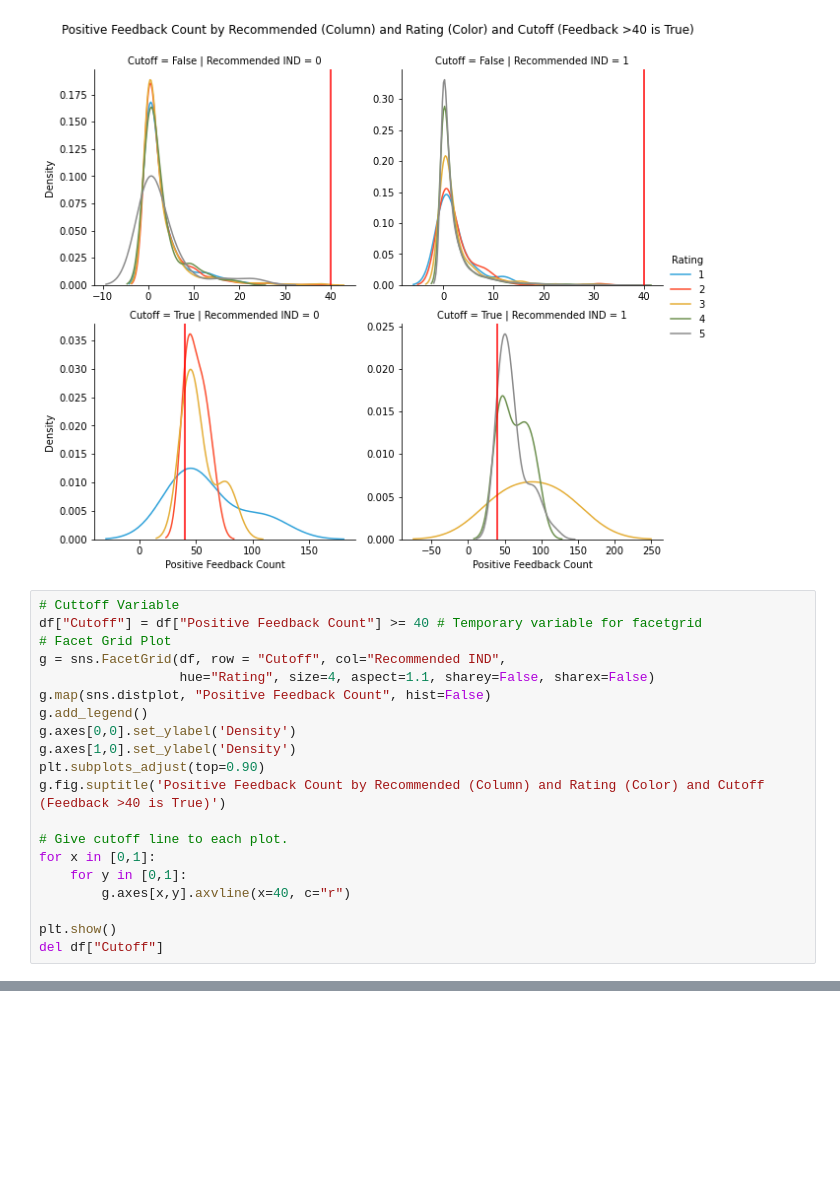
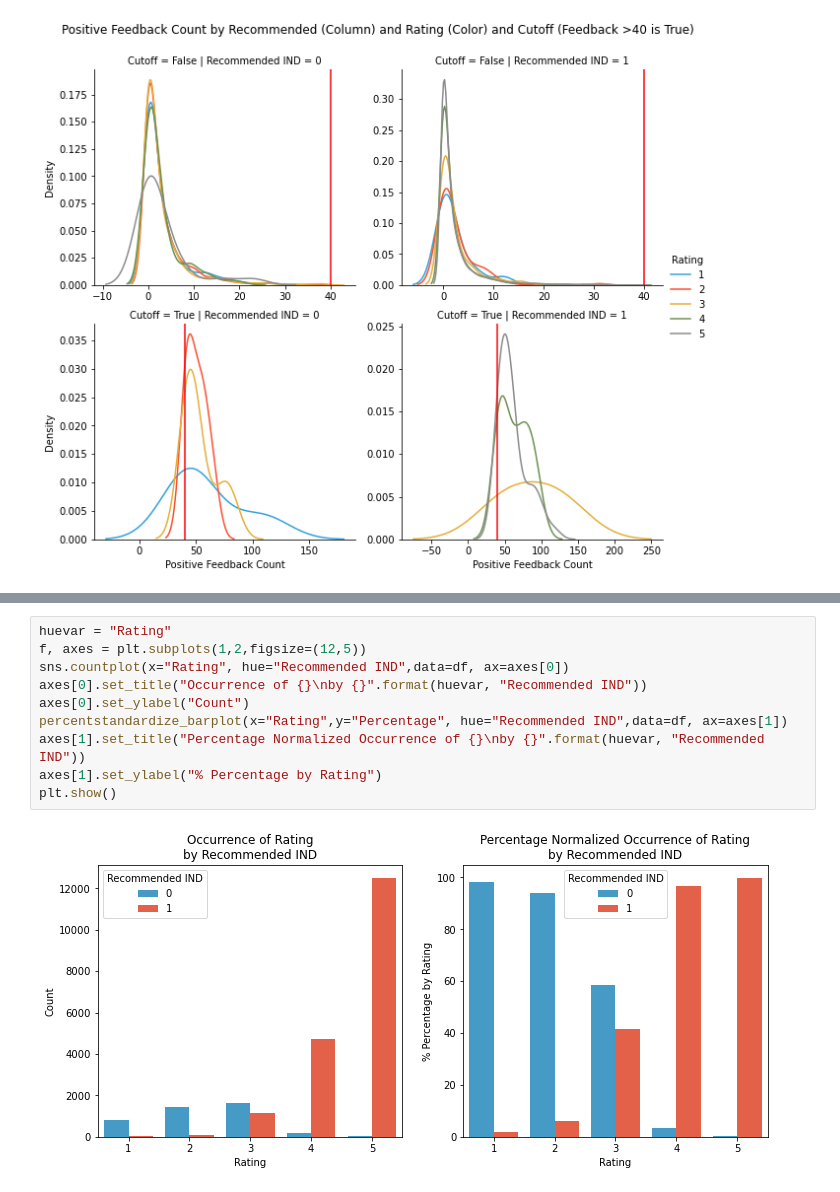
Before and after one commit to dwiwahyueffendi/Information-Retrieval, a Jupyter notebook: Latihan/Source Code Information Retrieval.ipynb, the cells around one changed output, grey strips where cells are left out. Drawn from its saved outputs; the diff is of its cells as text; blank space fills up the shorter version.

Commit message:
Rating by Recommended IND

```diff
--- a/Latihan/Source Code Information Retrieval.ipynb
+++ b/Latihan/Source Code Information Retrieval.ipynb
@@ -582,23 +582,3 @@ plt.show()
 del df["Cutoff"]
 # %% [output]
 [figure]
-# %%
-# Cuttoff Variable
-df["Cutoff"] = df["Positive Feedback Count"] >= 40 # Temporary variable for facetgrid
-# Facet Grid Plot
-g = sns.FacetGrid(df, row = "Cutoff", col="Recommended IND",
-                  hue="Rating", size=4, aspect=1.1, sharey=False, sharex=False)
-g.map(sns.distplot, "Positive Feedback Count", hist=False)
-g.add_legend()
-g.axes[0,0].set_ylabel('Density')
-g.axes[1,0].set_ylabel('Density')
-plt.subplots_adjust(top=0.90)
-g.fig.suptitle('Positive Feedback Count by Recommended (Column) and Rating (Color) and Cutoff (Feedback >40 is True)')
-
-# Give cutoff line to each plot.
-for x in [0,1]:
-    for y in [0,1]:
-        g.axes[x,y].axvline(x=40, c="r")
-
-plt.show()
-del df["Cutoff"]
@@ -606,0 +585,12 @@ del df["Cutoff"]
+# %%
+huevar = "Rating"
+f, axes = plt.subplots(1,2,figsize=(12,5))
+sns.countplot(x="Rating", hue="Recommended IND",data=df, ax=axes[0])
+axes[0].set_title("Occurrence of {}\nby {}".format(huevar, "Recommended IND"))
+axes[0].set_ylabel("Count")
+percentstandardize_barplot(x="Rating",y="Percentage", hue="Recommended IND",data=df, ax=axes[1])
+axes[1].set_title("Percentage Normalized Occurrence of {}\nby {}".format(huevar, "Recommended IND"))
+axes[1].set_ylabel("% Percentage by Rating")
+plt.show()
+# %% [output]
+[figure, added]
```
Also changed, not shown: parts of 6 cells of this notebook.
